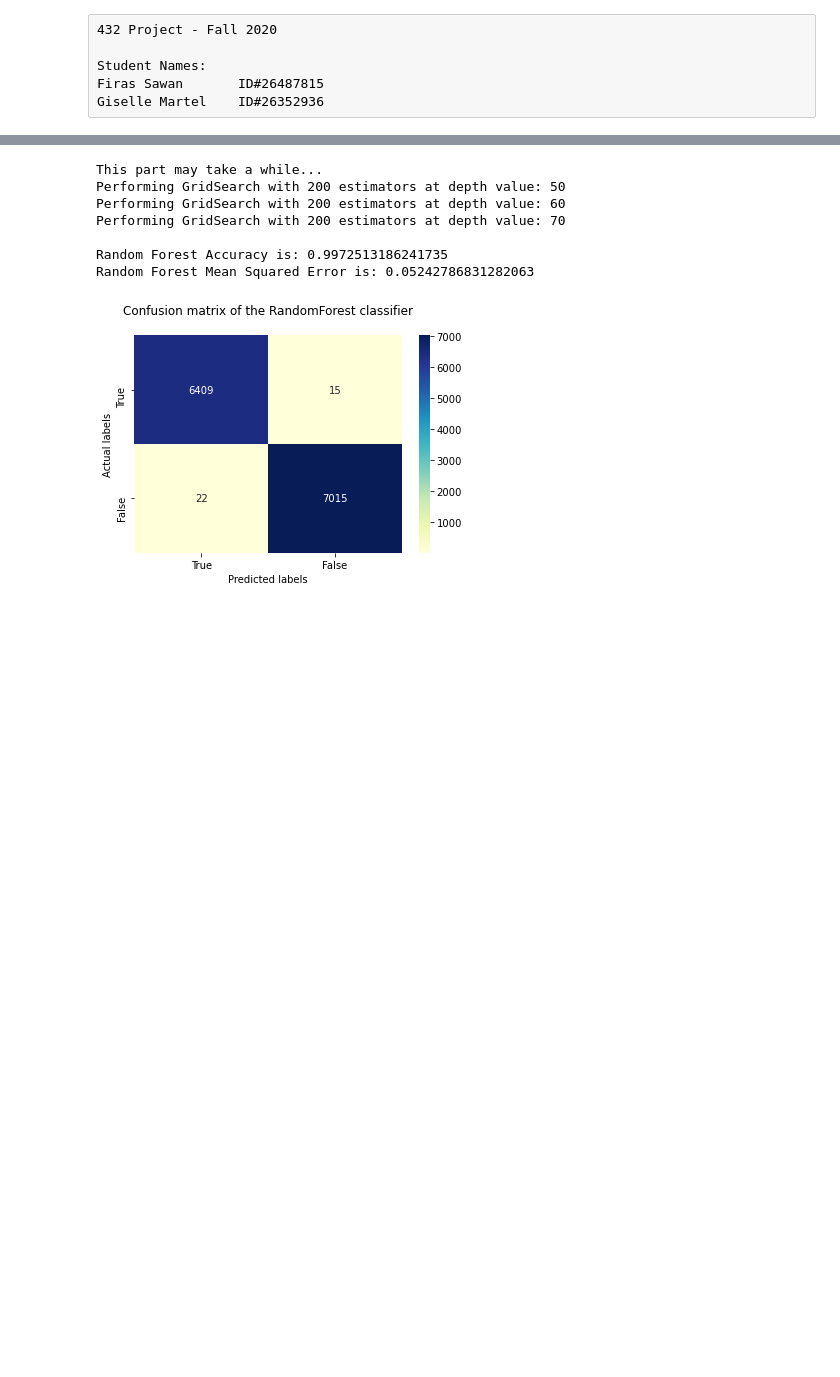
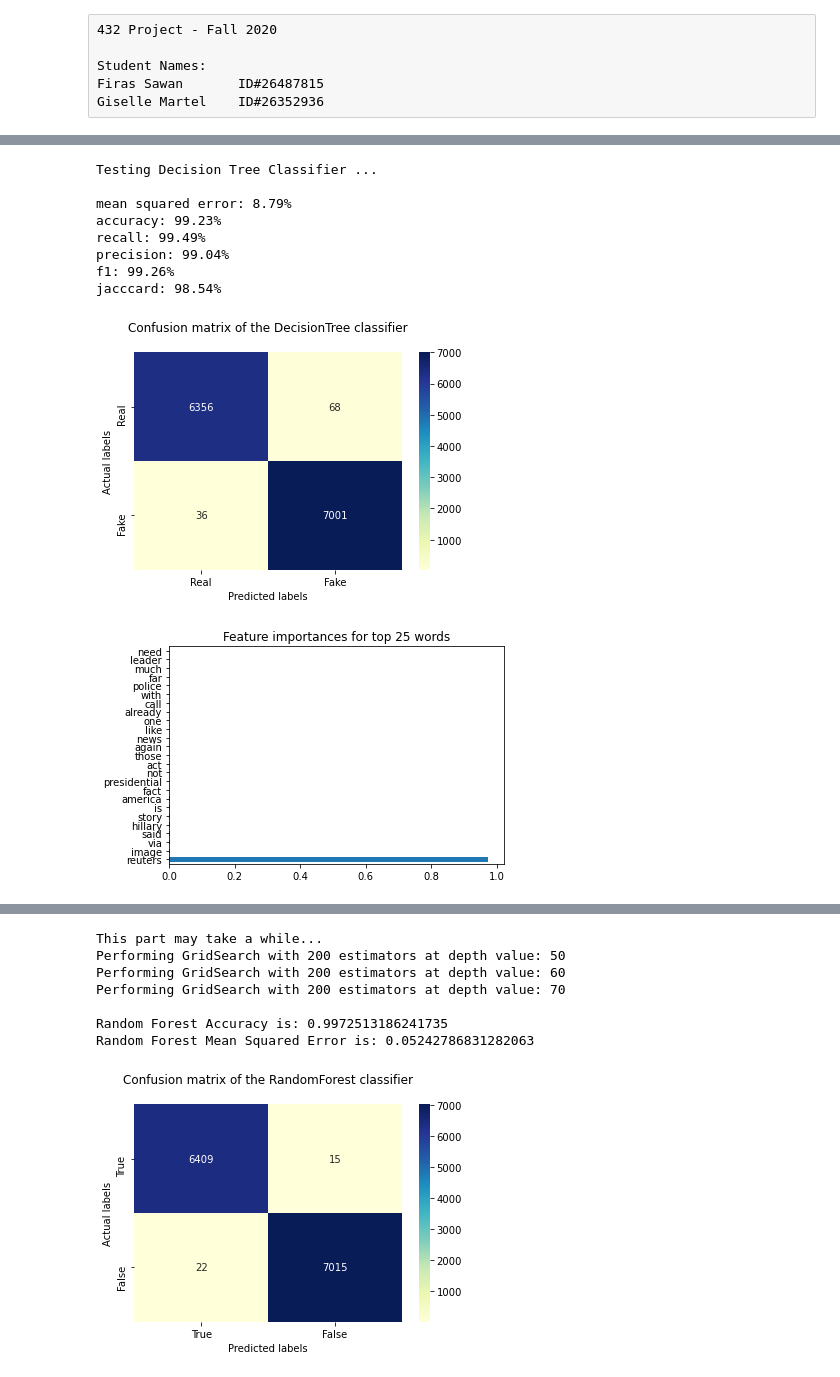
Before and after one commit to gisellemartel/FakeNewsClassifier, a Jupyter notebook: Code.ipynb, the cells around one changed output, grey strips where cells are left out. Saved outputs shown, nothing was run; the diff lists cells and outputs as text; code cells hidden in the pictures; blank space fills up the shorter version.

```diff
--- a/Code.ipynb
+++ b/Code.ipynb
@@ -55,0 +91,21 @@ Model mean Squared Error is: 2.77%
+# %%
+# Decision Tree Classifier
+print("\nTesting Decision Tree Classifier ...\n")
+
+model = DT.decision_tree_train(X_train, y_train)
+y_pred = DT.decision_tree_predict(model, X_test)
+
+tools.display_prediction_scores(y_test,y_pred)
+tools.plot_confusion_matrix(y_test,y_pred,"DecisionTree")
+tools.plot_feature_importances(X_train, model, "DecisionTree")
+# %% [output]
+Testing Decision Tree Classifier ...
+
+mean squared error: 8.79%
+accuracy: 99.23%
+recall: 99.49%
+precision: 99.04%
+f1: 99.26%
+jacccard: 98.54%
+[figure, added]
+[figure, added]
```
Also changed, not shown: parts of 7 cells of this notebook, 17 other files.
